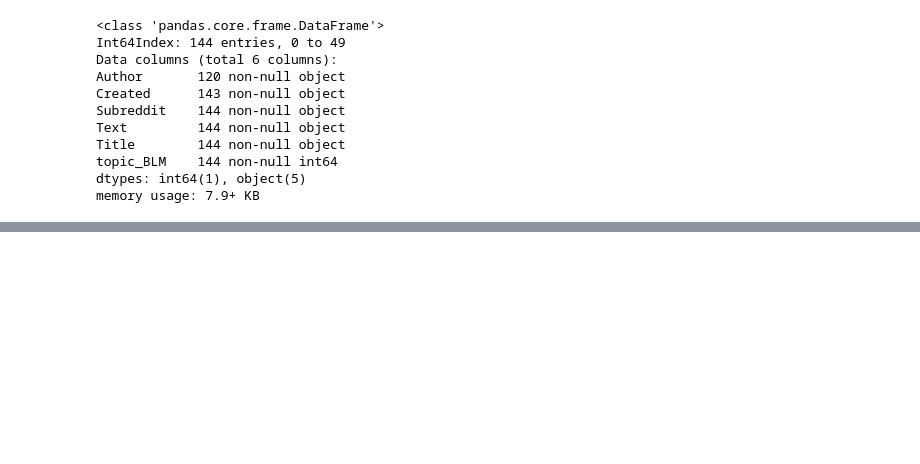
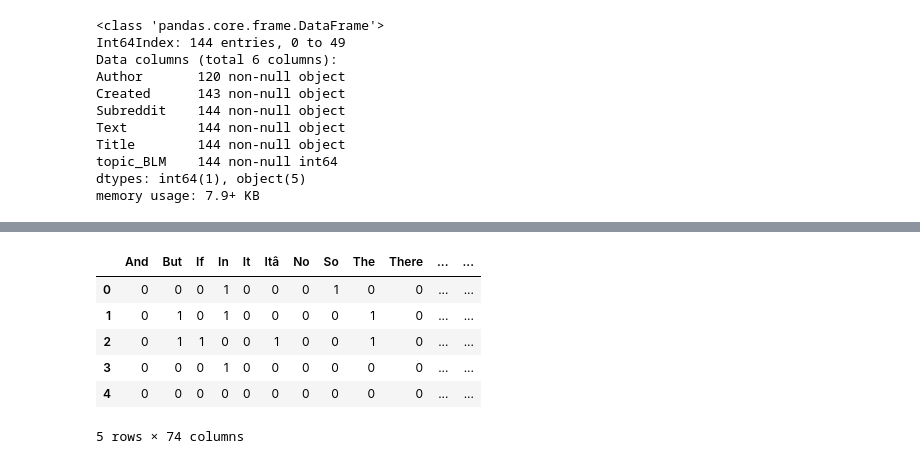
Before and after one commit to robinlli/Police_Shooting_Reddit, a Jupyter notebook: Machine Learning.ipynb, the cells around one changed output, grey strips where cells are left out. Drawn from its saved outputs; the diff is of its cells as text; code cells hidden in the pictures; blank space fills up the shorter version.

```diff
--- a/Machine Learning.ipynb
+++ b/Machine Learning.ipynb
@@ -477,0 +536,3 @@ X_train, X_test, y_train, y_test = train_test_split(X, y, test_size=0.3, random_
+# %%
+df2 = df2_.iloc[50:100].reset_index().drop(columns = 'index')
+df2.head()
@@ -477,0 +546,16 @@ X_train, X_test, y_train, y_test = train_test_split(X, y, test_size=0.3, random_
+# %%
+text2 = df2.text
+text_dtm2 = vect_text.fit_transform(text2)
+df_text2 = pd.DataFrame(text_dtm2.toarray())
+n_text2 = len(df_text2. columns)+1
+dict(zip(list(range(n_text2)), vect_text.get_feature_names()))
+df_text2.rename(columns=dict(zip(list(range(n_text2)), vect_text.get_feature_names())), inplace=True)
+df_text2.head()
+# %% [output]
+|  | And | But | If | In | It | Itâ | No | So | The | There | ... | ... |
+| 0 | 0 | 0 | 0 | 1 | 0 | 0 | 0 | 1 | 0 | 0 | ... | ... |
+| 1 | 0 | 1 | 0 | 1 | 0 | 0 | 0 | 0 | 1 | 0 | ... | ... |
+| 2 | 0 | 1 | 1 | 0 | 0 | 1 | 0 | 0 | 1 | 0 | ... | ... |
+| 3 | 0 | 0 | 0 | 1 | 0 | 0 | 0 | 0 | 0 | 0 | ... | ... |
+| 4 | 0 | 0 | 0 | 0 | 0 | 0 | 0 | 0 | 0 | 0 | ... | ... |
+5 rows × 74 columns
```
Also changed, not shown: parts of 13 cells of this notebook, 2 other files.
